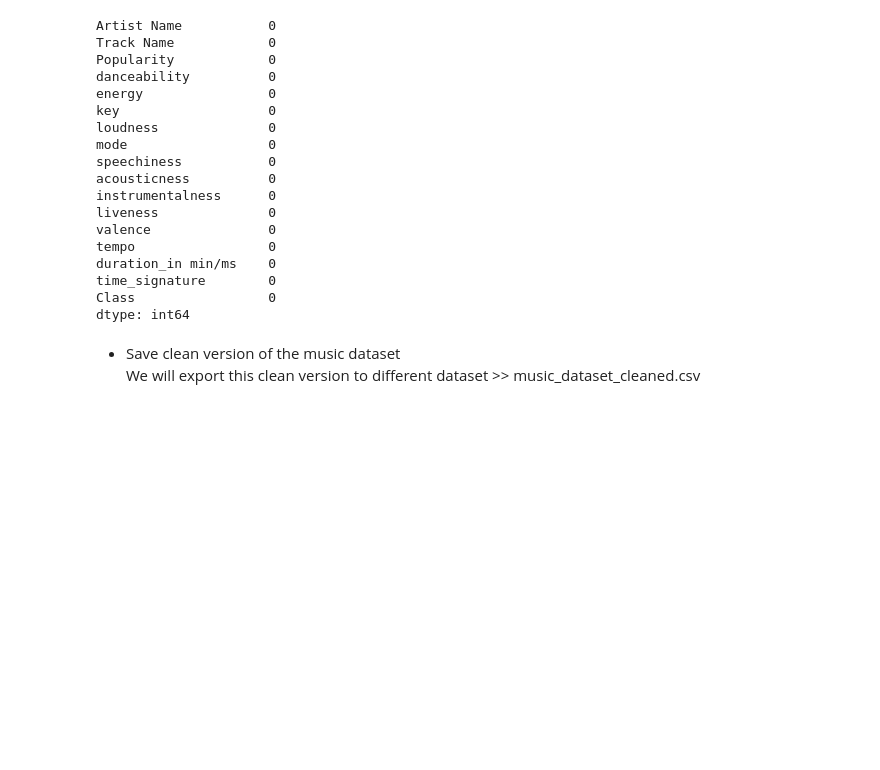
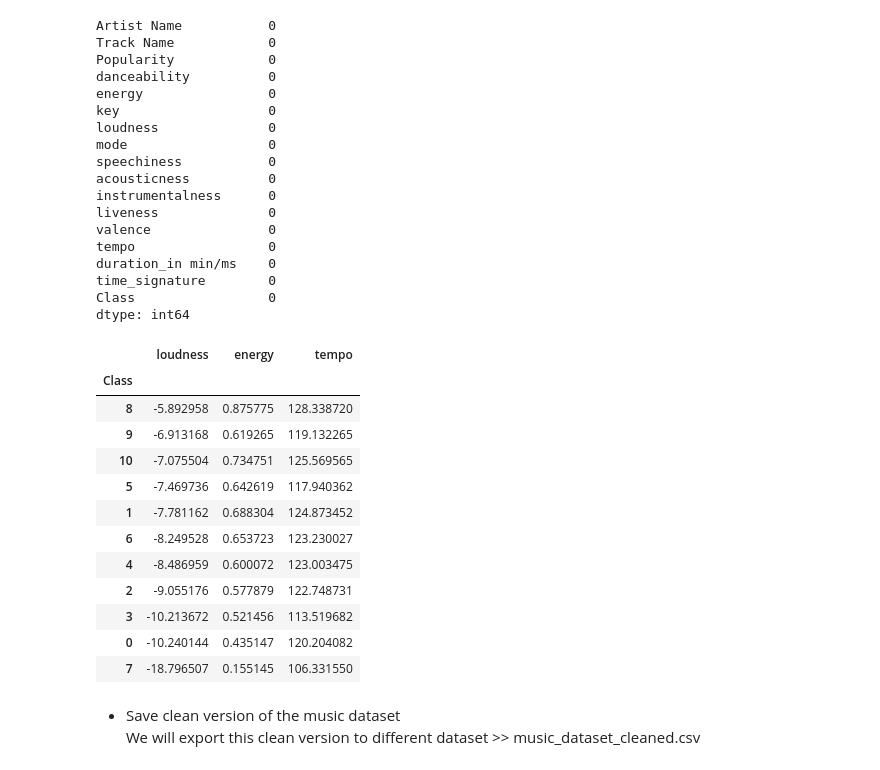
Before and after one commit to rawanalqarni/Music_Dataset, a Jupyter notebook: EDA.ipynb, the cells around one changed output. Drawn from its saved outputs; the diff is of its cells as text; code cells hidden in the pictures; blank space fills up the shorter version.

```diff
--- a/EDA.ipynb
+++ b/EDA.ipynb
@@ -129,7 +129,7 @@ Name: Class, dtype: int64
 # %% [markdown]
 - Changing the class data type from int to string
 # %%
-music_df['Class'] = music_df.Class.apply(str)
+music_df['Class'] = music_df.Class.astype(str)
 # %%
 music_df.info()
 # %% [output]
@@ -373,6 +373,22 @@ duration_in min/ms    0
 time_signature        0
 Class                 0
 dtype: int64
+# %%
+music_df.groupby(['Class']).agg({'loudness':'mean', 'energy':'mean', 'tempo':'mean'}).sort_values(by='loudness', ascending=False)
+# %% [output]
+|  | loudness | energy | tempo |
+| Class |  |  |  |
+| 8 | -5.892958 | 0.875775 | 128.338720 |
+| 9 | -6.913168 | 0.619265 | 119.132265 |
+| 10 | -7.075504 | 0.734751 | 125.569565 |
+| 5 | -7.469736 | 0.642619 | 117.940362 |
+| 1 | -7.781162 | 0.688304 | 124.873452 |
+| 6 | -8.249528 | 0.653723 | 123.230027 |
+| 4 | -8.486959 | 0.600072 | 123.003475 |
+| 2 | -9.055176 | 0.577879 | 122.748731 |
+| 3 | -10.213672 | 0.521456 | 113.519682 |
+| 0 | -10.240144 | 0.435147 | 120.204082 |
+| 7 | -18.796507 | 0.155145 | 106.331550 |
 # %% [markdown]
 - Save clean version of the music dataset
 We will export this clean version to different dataset >> music_dataset_cleaned.csv
```
Also changed, not shown: parts of 3 cells of this notebook.
